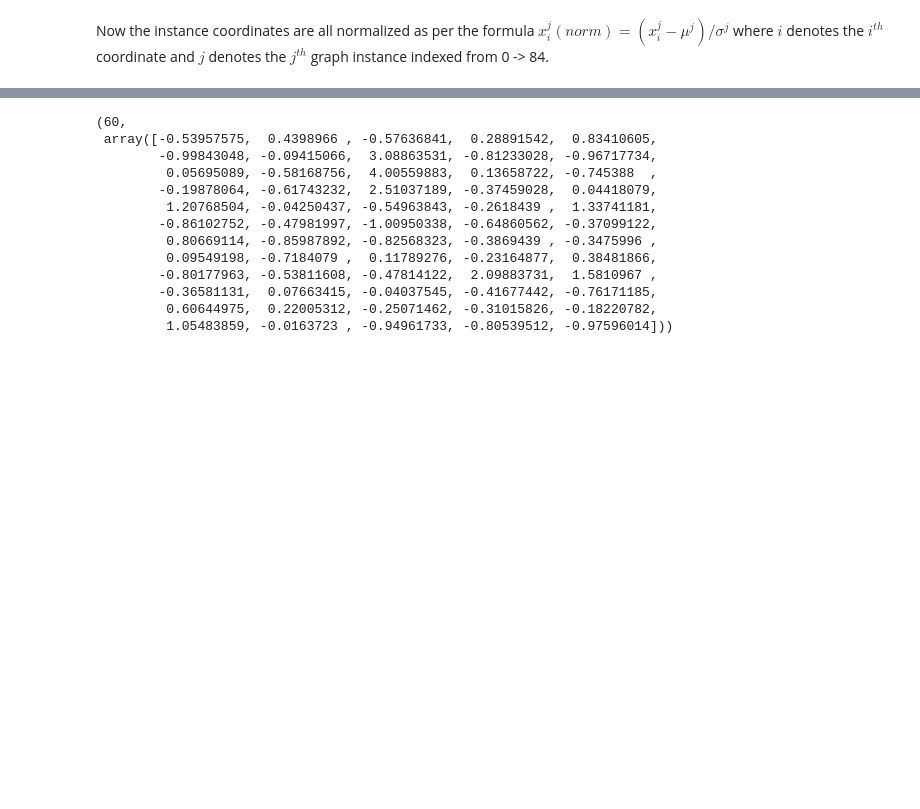
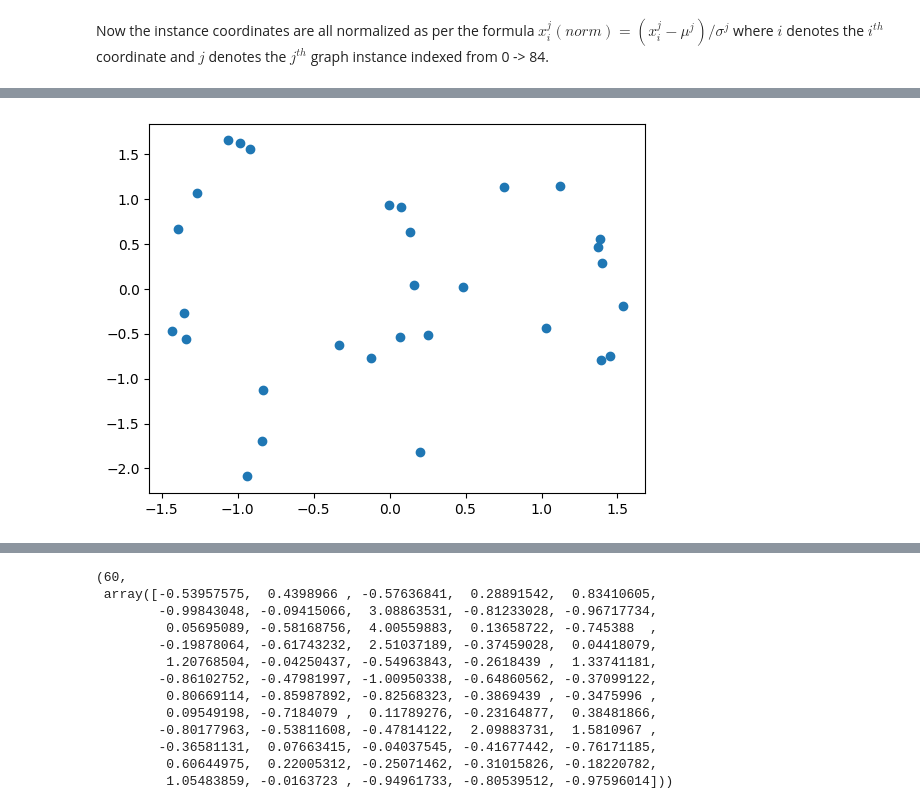
Before and after one commit to ronitd2002/QROSS-GCN-project, a Jupyter notebook: trial-notebooks/QROSS_Adavanced_GCN_Training_model.ipynb, the cells around one changed output, grey strips where cells are left out. Saved outputs shown, nothing was run; the diff lists cells and outputs as text; code cells hidden in the pictures; blank space fills up the shorter version.

```diff
--- a/trial-notebooks/QROSS_Adavanced_GCN_Training_model.ipynb
+++ b/trial-notebooks/QROSS_Adavanced_GCN_Training_model.ipynb
@@ -176,0 +179,10 @@ plt.show()
+# %%
+ith_run= np.random.randint(100)
+ith_run
+
+x = [coord[0] for coord in normed_graphs[ith_run]]
+y = [coord[1] for coord in normed_graphs[ith_run]]
+plt.scatter(x,y)
+plt.show()
+# %% [output]
+[figure, added]
```
Also changed, not shown: parts of 14 cells of this notebook.
